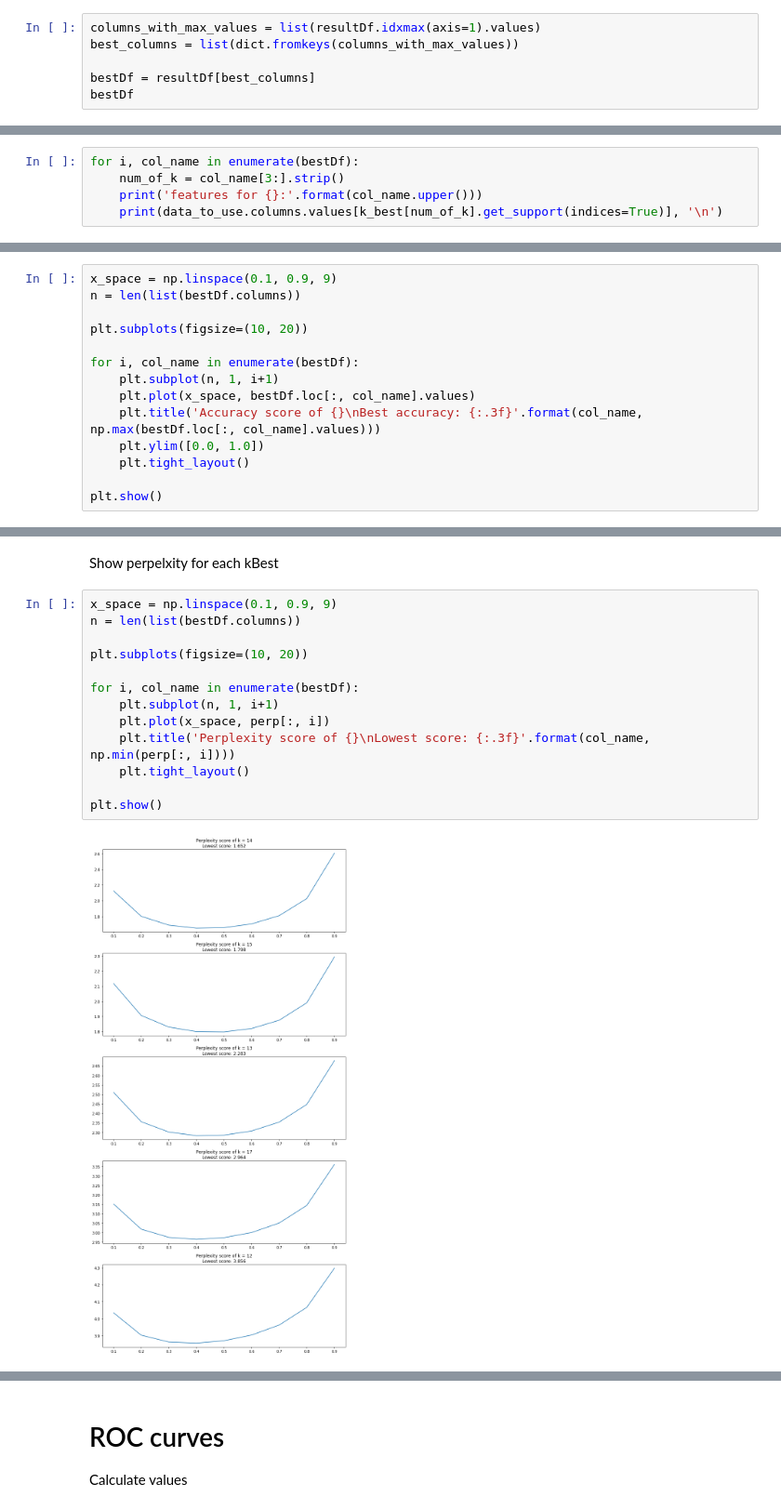
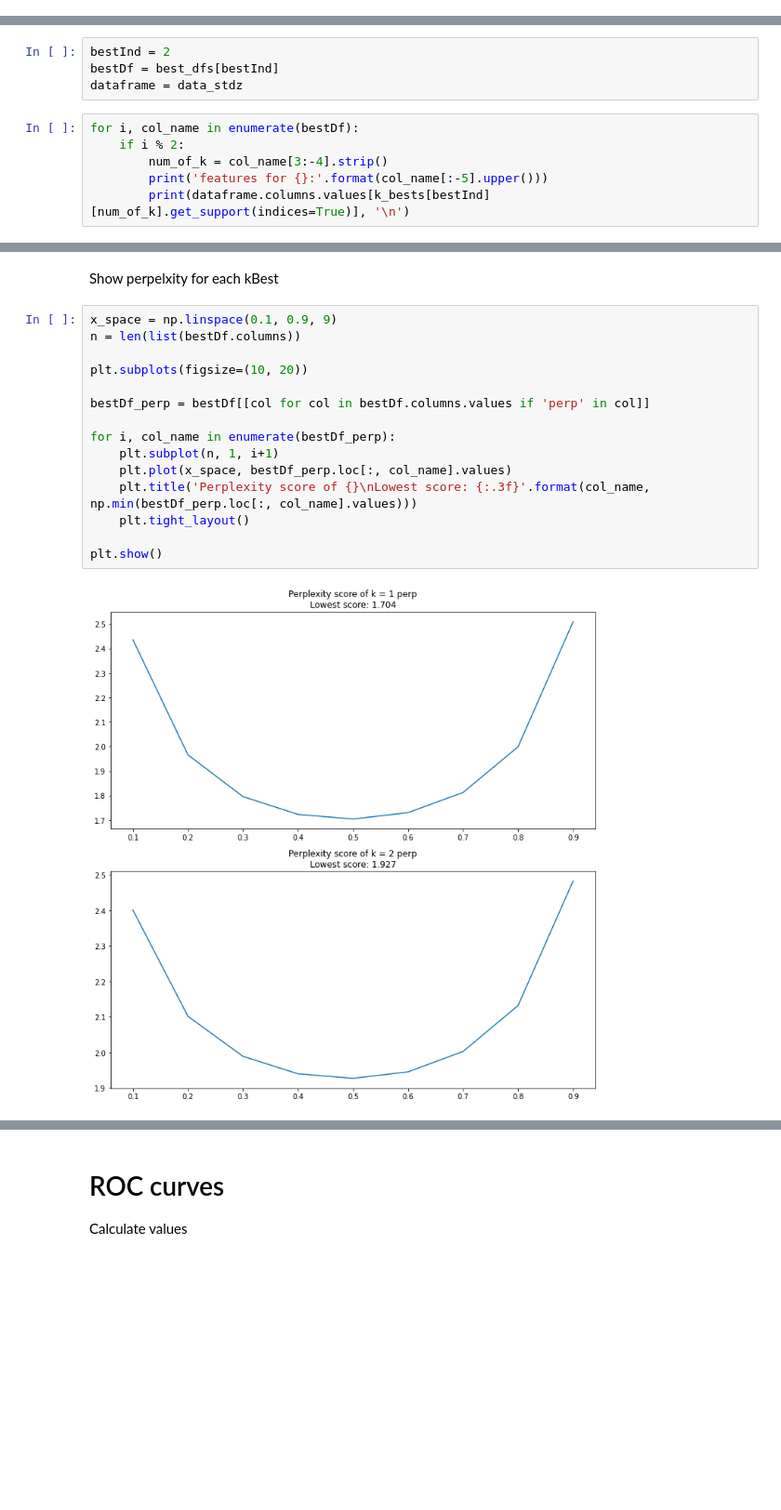
Before and after one commit to NPF-classifiers-109/npf-classifier, a Jupyter notebook: NaiveBayes/NB-classifier.ipynb, the cells around one changed output, grey strips where cells are left out. Shown at 93% size. Cells and saved outputs as stored; diff of their text form; blank space fills up the shorter version.

Commit message:
Add CV fix and tests on standardized data

```diff
--- a/NaiveBayes/NB-classifier.ipynb
+++ b/NaiveBayes/NB-classifier.ipynb
@@ -249,8 +435,2 @@ resultDf
 # %% [markdown]
 Show results for each k amount of features that has best accuracy
-# %%
-columns_with_max_values = list(resultDf.idxmax(axis=1).values)
-best_columns = list(dict.fromkeys(columns_with_max_values))
-
-bestDf = resultDf[best_columns]
-bestDf
@@ -268,8 +516,13 @@ bestDf
 # %% [markdown]
 ## Feature names for each kBest selected features (best accuracy)
+# %%
+bestInd = 2
+bestDf = best_dfs[bestInd]
+dataframe = data_stdz
 # %%
 for i, col_name in enumerate(bestDf):
-    num_of_k = col_name[3:].strip()
-    print('features for {}:'.format(col_name.upper()))
-    print(data_to_use.columns.values[k_best[num_of_k].get_support(indices=True)], '\n')
+    if i % 2:
+        num_of_k = col_name[3:-4].strip()
+        print('features for {}:'.format(col_name[:-5].upper()))
+        print(dataframe.columns.values[k_bests[bestInd][num_of_k].get_support(indices=True)], '\n')
 # %% [output]
@@ -293,16 +534,2 @@ features for K = 12:
 # %% [markdown]
 Show accuracy plot for each kBest
-# %%
-x_space = np.linspace(0.1, 0.9, 9)
-n = len(list(bestDf.columns))
-
-plt.subplots(figsize=(10, 20))
-
-for i, col_name in enumerate(bestDf):
-    plt.subplot(n, 1, i+1)
-    plt.plot(x_space, bestDf.loc[:, col_name].values)
-    plt.title('Accuracy score of {}\nBest accuracy: {:.3f}'.format(col_name, np.max(bestDf.loc[:, col_name].values)))
-    plt.ylim([0.0, 1.0])
-    plt.tight_layout()
-
-plt.show()
@@ -313,15 +538,17 @@ Show perpelxity for each kBest
 # %%
 x_space = np.linspace(0.1, 0.9, 9)
 n = len(list(bestDf.columns))
 
 plt.subplots(figsize=(10, 20))
 
-for i, col_name in enumerate(bestDf):
+bestDf_perp = bestDf[[col for col in bestDf.columns.values if 'perp' in col]]
+
+for i, col_name in enumerate(bestDf_perp):
     plt.subplot(n, 1, i+1)
-    plt.plot(x_space, perp[:, i])
-    plt.title('Perplexity score of {}\nLowest score: {:.3f}'.format(col_name, np.min(perp[:, i])))
+    plt.plot(x_space, bestDf_perp.loc[:, col_name].values)
+    plt.title('Perplexity score of {}\nLowest score: {:.3f}'.format(col_name, np.min(bestDf_perp.loc[:, col_name].values)))
     plt.tight_layout()
 
 plt.show()
 # %% [output]
-[figure, old version]
+[figure, new version]
```
Also changed, not shown: parts of 32 cells of this notebook.
